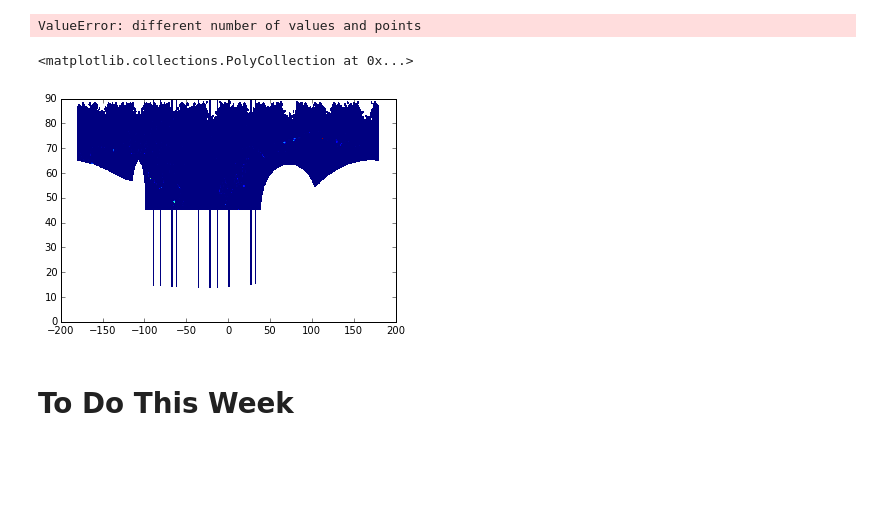
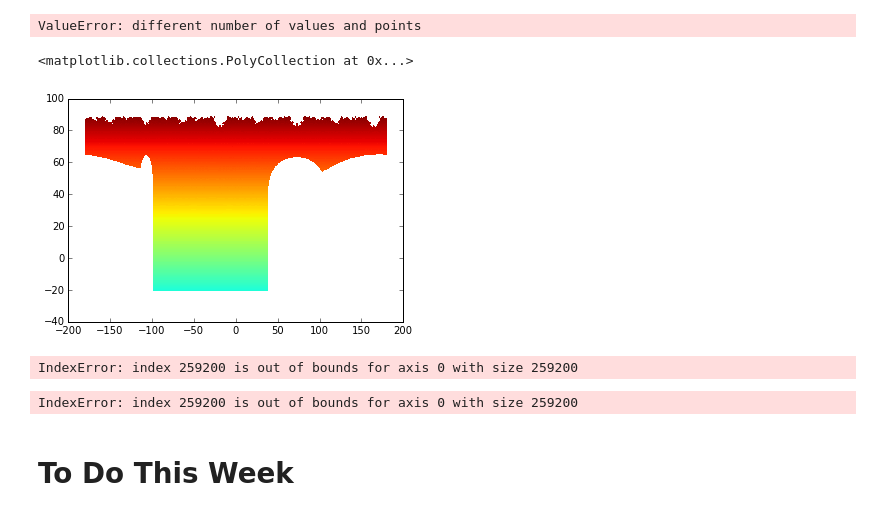
Before and after one commit to UBC-MOAD/ccar-modeling-nemo-tools, a Jupyter notebook: 06_STN-30p_Drainage_Basins.ipynb, the cells around one changed output. Saved outputs shown, nothing was run; the diff lists cells and outputs as text; code cells hidden in the pictures; blank space fills up the shorter version.

```diff
--- a/06_STN-30p_Drainage_Basins.ipynb
+++ b/06_STN-30p_Drainage_Basins.ipynb
@@ -330,11 +330,11 @@ ANH4_rf_repj=Nts.reporj_NEMOgrid(ANH4_lon, ANH4_lat, ANH4_rf, nav_lon, nav_lat,
 # %% [output]
 ValueError: different number of values and points
 # %%
-var_grid, x_grid, y_grid, _ = Nts.reporj_xygrid(ANH4_lon, ANH4_lat, ANH4_rf, [-180, 180], [45, 90], [0.5, 0.5])
+var_grid, x_grid, y_grid, bin_count = Nts.reporj_xygrid(ANH4_lon, ANH4_lat, ANH4_rf, [-180, 180], [-90, 90], [0.5, 0.5])
 x=np.ma.masked_where(np.isnan(x_grid), x_grid)
 y=np.ma.masked_where(np.isnan(y_grid), y_grid)
 z=np.ma.masked_where(np.isnan(var_grid), var_grid)
-plt.pcolor(x, y, z)
+plt.pcolor(x, y, y, vmin=-90, vmax=90)
 # %% [output]
 <matplotlib.collections.PolyCollection at 0x...>
-[figure, old version]
+[figure, new version]
@@ -341,3 +343,11 @@ plt.pcolor(x, y, z)
+# %%
+data_interp = griddata((x_grid.flatten(), y_grid.flatten()), var_grid.flatten(), (nav_lon, nav_lat), method='nearest')
+# %% [output]
+IndexError: index 259200 is out of bounds for axis 0 with size 259200
+# %%
+ANH4_rf_repj=Nts.reporj_NEMOgrid(x_grid, y_grid, var_grid, nav_lon, nav_lat, method='nearest')
+# %% [output]
+IndexError: index 259200 is out of bounds for axis 0 with size 259200
 # %% [markdown]
 # To Do This Week
 # %% [markdown]
```
Also changed, not shown: parts of 4 cells of this notebook, 4 other files.
